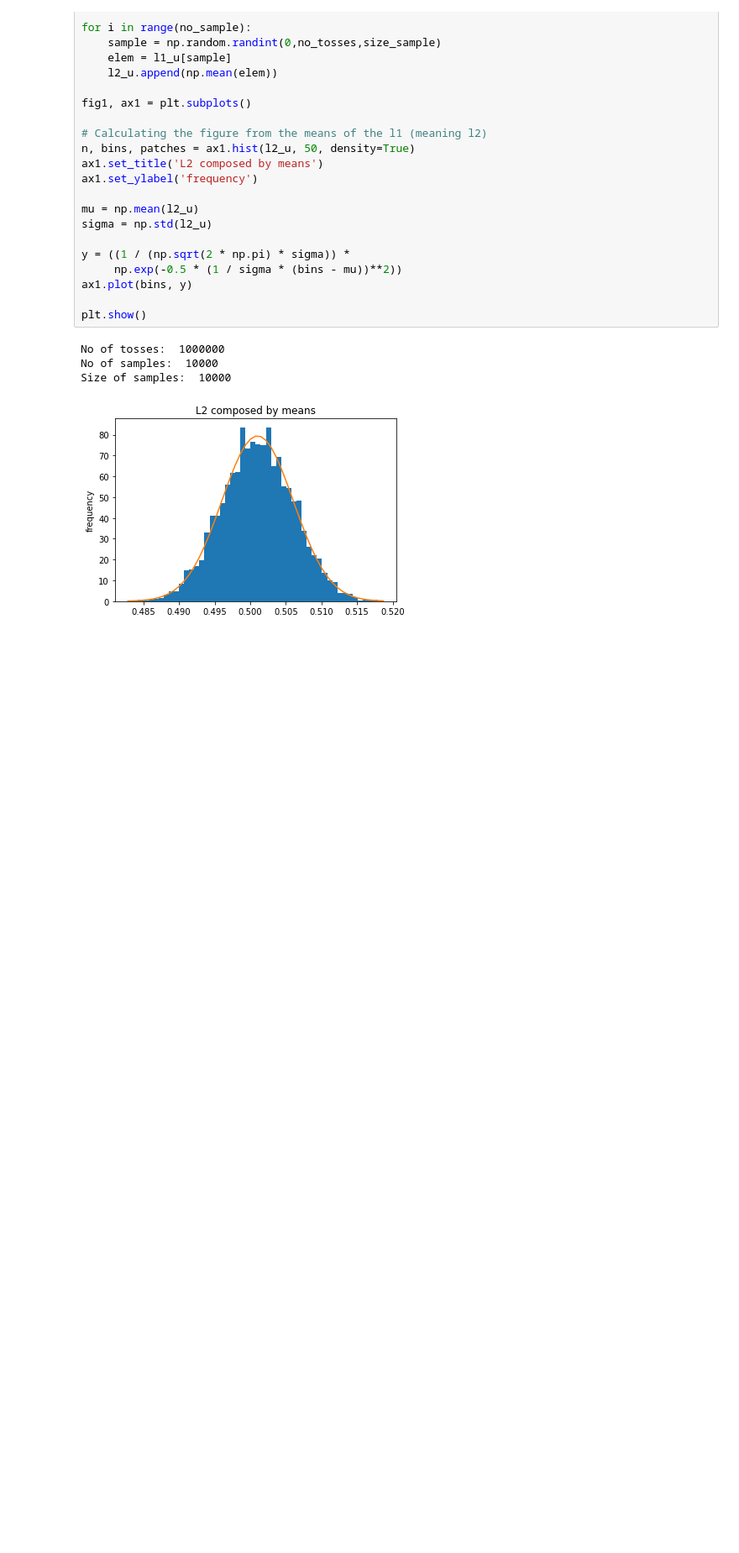
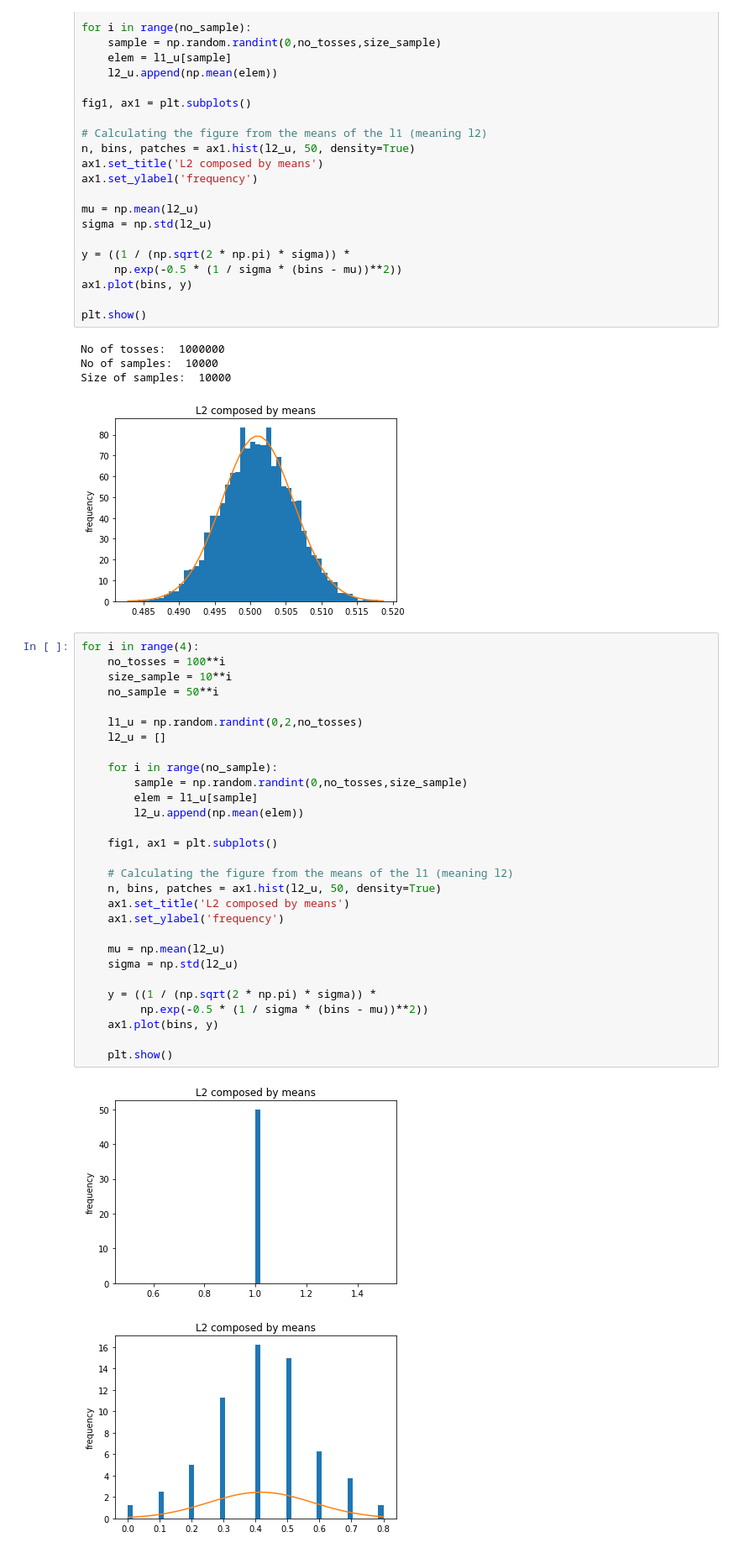
Before and after one commit to sergioKmoralesV/central-lim-epita22, a Jupyter notebook: main.ipynb, the cells around one changed output. Shown at 84% size. Cells and saved outputs as stored; diff of their text form; blank space fills up the shorter version.

```diff
--- a/main.ipynb
+++ b/main.ipynb
@@ -82,3 +82,35 @@ No of tosses:  1000000
 No of samples:  10000
 Size of samples:  10000
 [figure]
+# %%
+for i in range(4):
+    no_tosses = 100**i
+    size_sample = 10**i
+    no_sample = 50**i
+
+    l1_u = np.random.randint(0,2,no_tosses)
+    l2_u = []
+
+    for i in range(no_sample):
+        sample = np.random.randint(0,no_tosses,size_sample)
+        elem = l1_u[sample]
+        l2_u.append(np.mean(elem))
+
+    fig1, ax1 = plt.subplots()
+
+    # Calculating the figure from the means of the l1 (meaning l2)
+    n, bins, patches = ax1.hist(l2_u, 50, density=True)
+    ax1.set_title('L2 composed by means')
+    ax1.set_ylabel('frequency')
+
+    mu = np.mean(l2_u)
+    sigma = np.std(l2_u)
+
+    y = ((1 / (np.sqrt(2 * np.pi) * sigma)) *
+         np.exp(-0.5 * (1 / sigma * (bins - mu))**2))
+    ax1.plot(bins, y)
+
+    plt.show()
+# %% [output]
+[figure, added]
+[figure, added]
```
Also changed, not shown: parts of 1 cell of this notebook, 1 other file.
